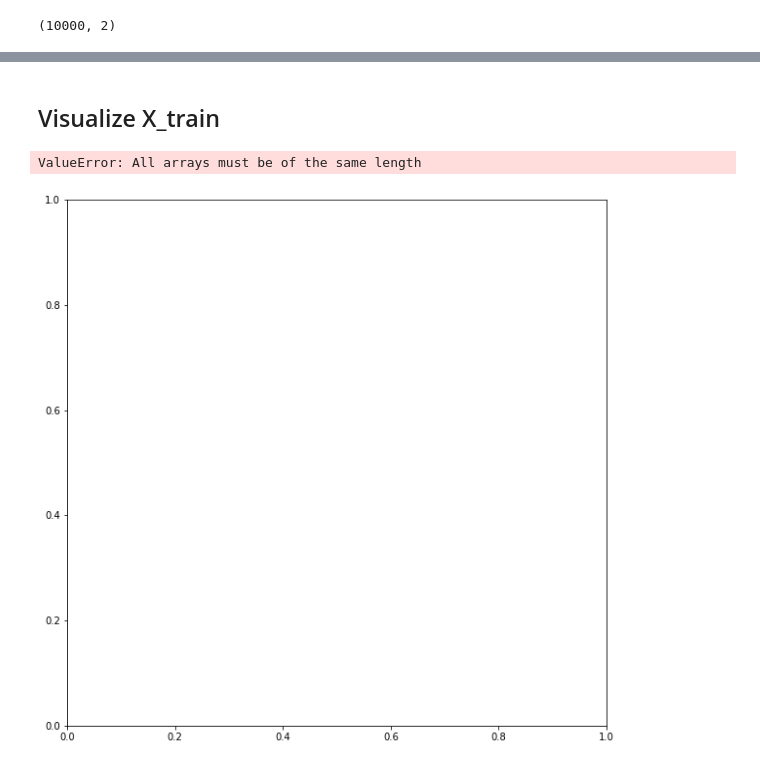
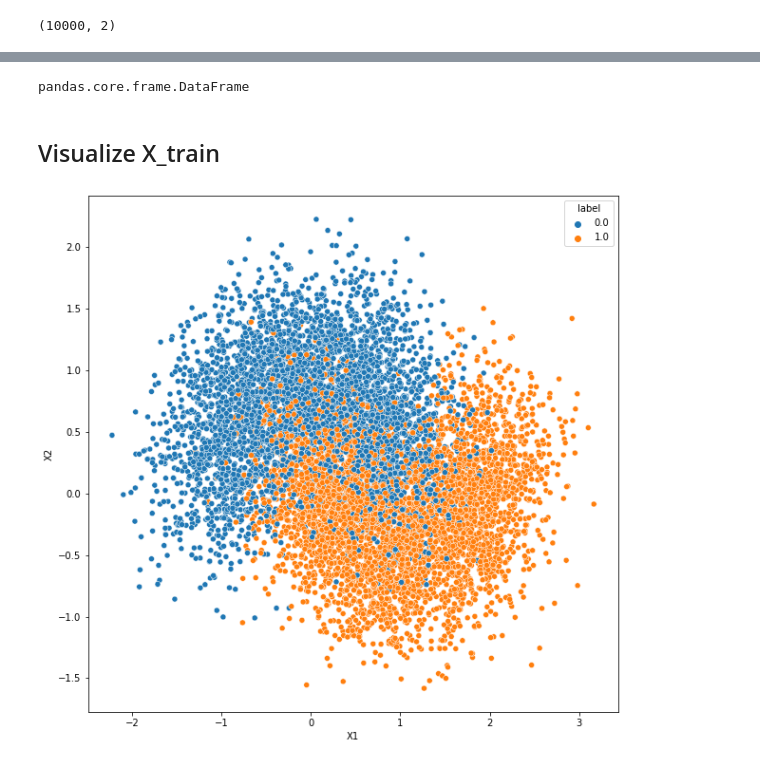
Before and after one commit to knolasco/Intro_to_ML_Course, a Jupyter notebook: Module4/DecisionTreesandMoons.ipynb, the cells around one changed output, grey strips where cells are left out. Cells and saved outputs as stored; diff of their text form; code cells hidden in the pictures.

Commit message:
making visualization of training set

```diff
--- a/Module4/DecisionTreesandMoons.ipynb
+++ b/Module4/DecisionTreesandMoons.ipynb
@@ -16,20 +21,32 @@ X.shape
+# %%
+# flatten into a column
+y = y.reshape(-1,1)
+# %%
+# organize into pandas
+import pandas as pd
+import numpy as np
+
+data = pd.DataFrame(data = np.append(X, y, 1), columns = ['X1','X2','label'])
 # %%
 from sklearn.model_selection import train_test_split
 
 # make train/test set
-X_train, X_test, y_train, y_test = train_test_split(X, y, train_size = 0.85, random_state = 25)
+train, test = train_test_split(data, train_size = 0.85, random_state = 25)
+# %%
+type(train)
+# %% [output]
+pandas.core.frame.DataFrame
 # %% [markdown]
 ## Visualize X_train
 # %%
 import matplotlib.pyplot as plt
 %matplotlib inline
 import seaborn as sns
 
 fig, axs = plt.subplots(1,1)
 fig.set_size_inches(10,10)
 
-g = sns.scatterplot(x = X_train[:, 0][y_train == 0], y = X_train[:, 1][y_train == 1])
+g = sns.scatterplot(data = train, x = 'X1', y = 'X2', hue = 'label')
 plt.show()
 # %% [output]
-ValueError: All arrays must be of the same length
-[figure, old version]
+[figure, new version]
```
Also changed, not shown: parts of 1 cell of this notebook.
